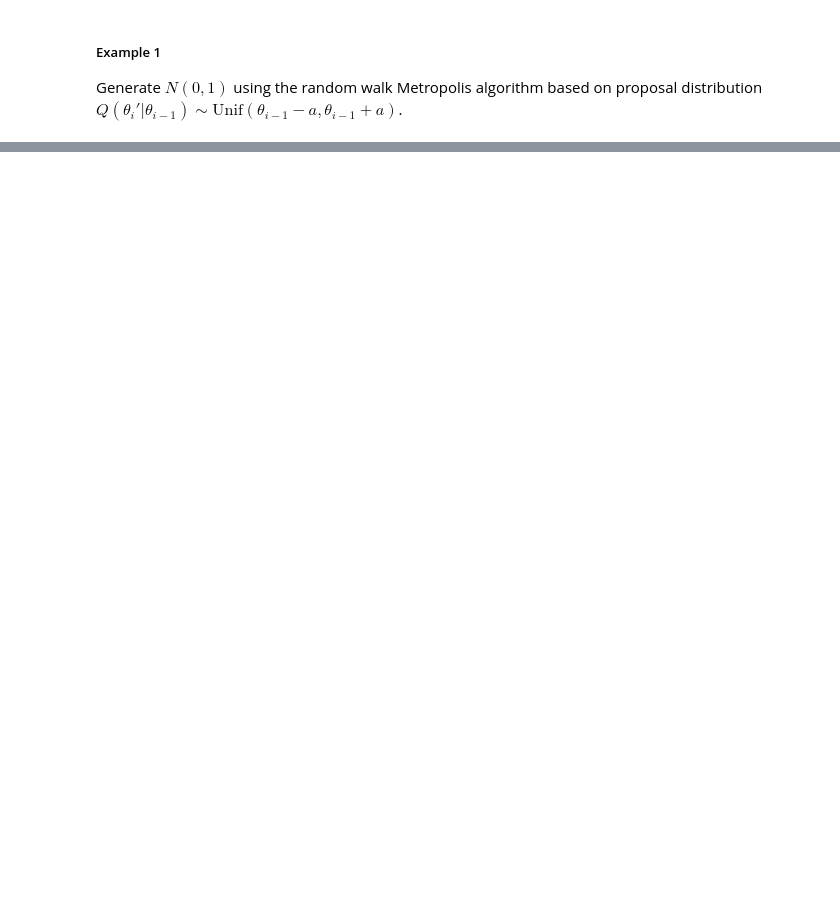
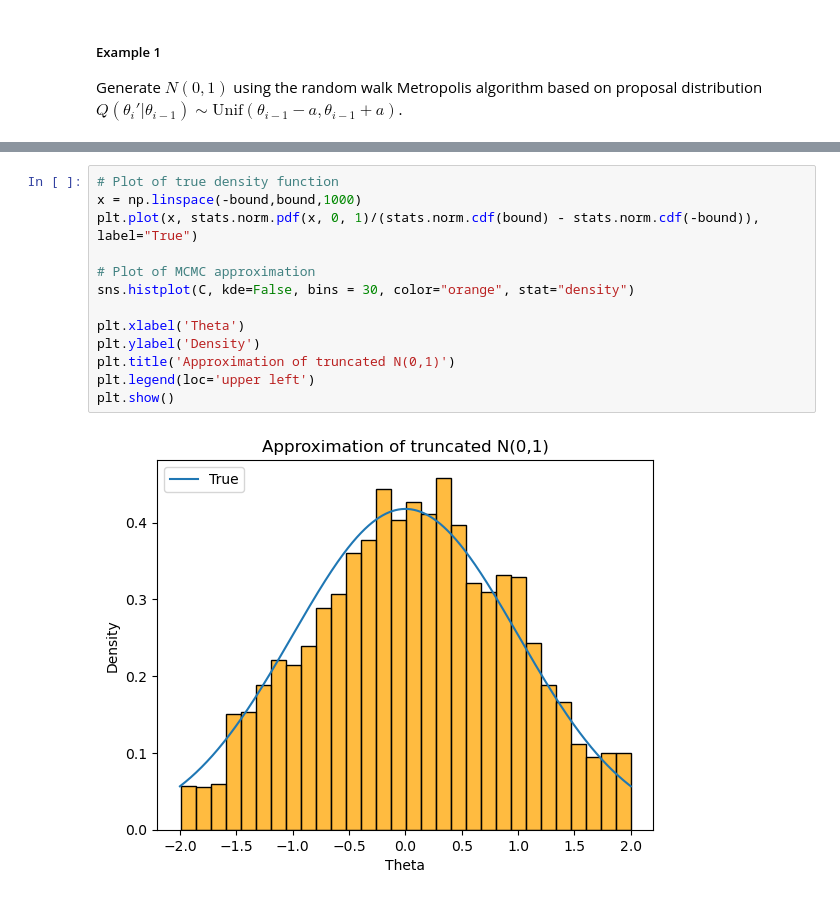
Before and after one commit to SashaCroatia/GaussianProcessRegression, a Jupyter notebook: BayesianModelSelection.ipynb, the cells around one changed output, grey strips where cells are left out. Saved outputs shown, nothing was run; the diff lists cells and outputs as text; blank space fills up the shorter version.

```diff
--- a/BayesianModelSelection.ipynb
+++ b/BayesianModelSelection.ipynb
@@ -805,0 +903,15 @@ https://gist.github.com/mwaskom/de44147ed2974457ad6372750bbe5751
+# %%
+# Plot of true density function
+x = np.linspace(-bound,bound,1000)
+plt.plot(x, stats.norm.pdf(x, 0, 1)/(stats.norm.cdf(bound) - stats.norm.cdf(-bound)), label="True")
+
+# Plot of MCMC approximation
+sns.histplot(C, kde=False, bins = 30, color="orange", stat="density")
+
+plt.xlabel('Theta')
+plt.ylabel('Density')
+plt.title('Approximation of truncated N(0,1)')
+plt.legend(loc='upper left')
+plt.show()
+# %% [output]
+[figure, added]
```
Also changed, not shown: parts of 49 cells of this notebook, 2 other files.
